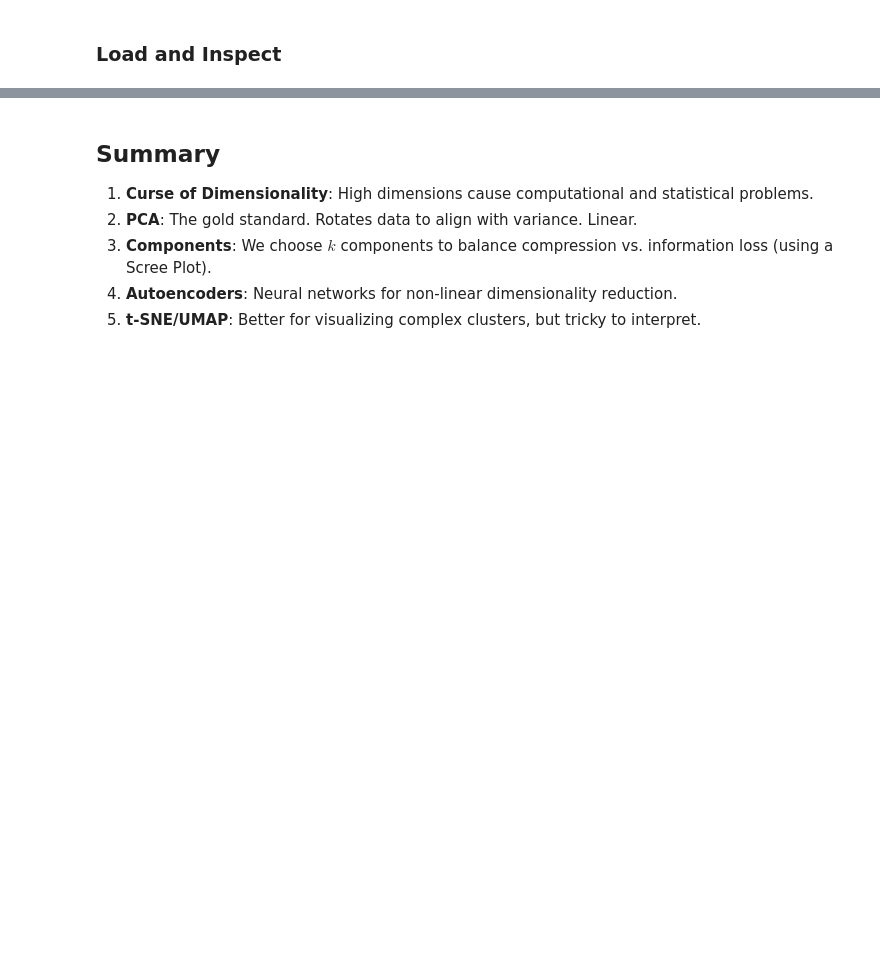
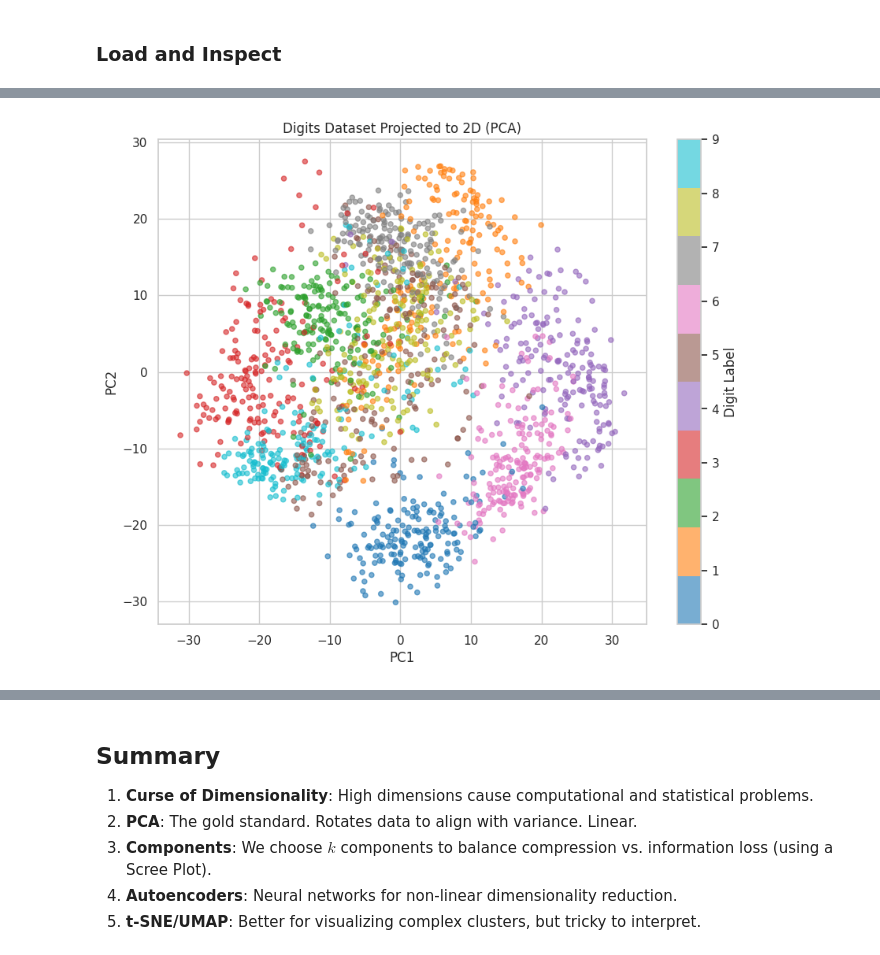
Before and after one commit to UG-Team-Data-Science/ml-workshop, a Jupyter notebook: src/S04 Unsupervised Learning - Clustering and Dimensionality Reduction/S04C02 Dimensionality Reduction Techniques.ipynb, the cells around one changed output, grey strips where cells are left out. Cells and saved outputs as stored; diff of their text form; code cells hidden in the pictures; blank space fills up the shorter version.

```diff
--- a/src/S04 Unsupervised Learning - Clustering and Dimensionality Reduction/S04C02 Dimensionality Reduction Techniques.ipynb
+++ b/src/S04 Unsupervised Learning - Clustering and Dimensionality Reduction/S04C02 Dimensionality Reduction Techniques.ipynb
@@ -185,0 +177,8 @@ Create a synthetic dataset with 4 highly correlated features and apply PCA. **Qu
+# %%
+from sklearn.datasets import load_digits
+
+digits = load_digits()
+X_dig = digits.data
+y_dig = digits.target
+
+print(f"Shape: {X_dig.shape} (64 Dimensions)")
@@ -185,0 +192,13 @@ Create a synthetic dataset with 4 highly correlated features and apply PCA. **Qu
+# %%
+pca_dig = PCA(n_components=2)
+X_dig_pca = pca_dig.fit_transform(X_dig)
+
+plt.figure(figsize=(10, 8))
+scatter = plt.scatter(X_dig_pca[:, 0], X_dig_pca[:, 1], c=y_dig, cmap='tab10', alpha=0.6, s=20)
+plt.colorbar(scatter, label='Digit Label')
+plt.title("Digits Dataset Projected to 2D (PCA)")
+plt.xlabel("PC1")
+plt.ylabel("PC2")
+plt.show()
+# %% [output]
+[figure, added]
```
Also changed, not shown: parts of 17 cells of this notebook, 5 other files.
